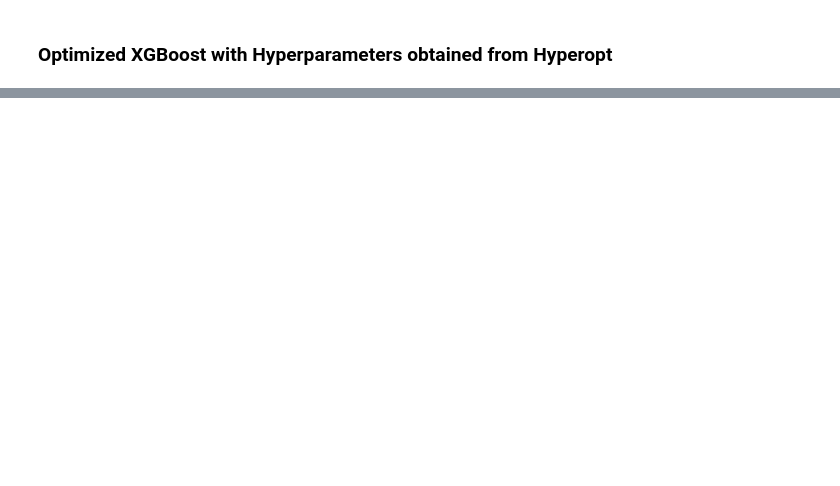
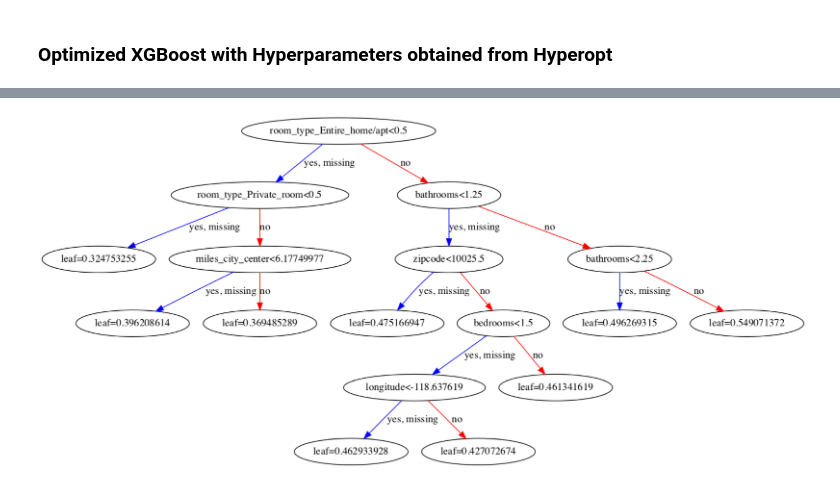
Before and after one commit to vbeohar/w207_spring2020_section4_aav, a Jupyter notebook: proj4.ipynb, the cells around one changed output, grey strips where cells are left out. Drawn from its saved outputs; the diff is of its cells as text; code cells hidden in the pictures; blank space fills up the shorter version.

Commit message:
final xgboost pre and post optimized with plots

```diff
--- a/proj4.ipynb
+++ b/proj4.ipynb
@@ -86,6 +106,11 @@ df2 = pd.get_dummies(data=df, columns = ['city', 'room_type', 'property_type'])
 
 # grab the new dummies
 df2 = df2.iloc[:, 43::]
+
+df.rename(columns = lambda x: x.replace(' ', '_'), inplace=True)
+df2.rename(columns = lambda x: x.replace(' ', '_'), inplace=True)
+
+# print(df2.head())
 # %%
 # concat into CSV DF
 df = pd.concat([df, df2], axis = 1)
@@ -98,7 +123,11 @@ df = df.dropna(axis = 0)
 
 # prepare X, y
 y = df['log_price'].values
+X_cols = list(df.columns)
+X_cols.pop(0)
+
 X = df.drop(['log_price'], axis = 1).values
+
 
 # shuffle data
 shuffle = np.random.permutation(np.arange(X.shape[0]))
@@ -107,3 +136,7 @@ X, y = X[shuffle], y[shuffle]
 # split data
 X_train_full, X_test, y_train_full, y_test = train_test_split(X, y, random_state = 42)
 X_train, X_dev, y_train, y_dev = train_test_split(X_train_full, y_train_full, random_state = 42)
+
+print(y_dev.shape)
+print('X_cols', len(X_cols))
+print(X_cols)
@@ -487,0 +469,7 @@ Standard deviation: 0.007
+# %%
+fig, ax = plt.subplots(1,1,figsize=(100,100))
+xg_reg = xgb.train(params=params, dtrain=xgtrain, num_boost_round=10)
+xgb.plot_tree(xg_reg,num_trees=0, ax=ax)
+plt.show()
+# %% [output]
+[figure, added]
```
Also changed, not shown: parts of 15 cells of this notebook.
